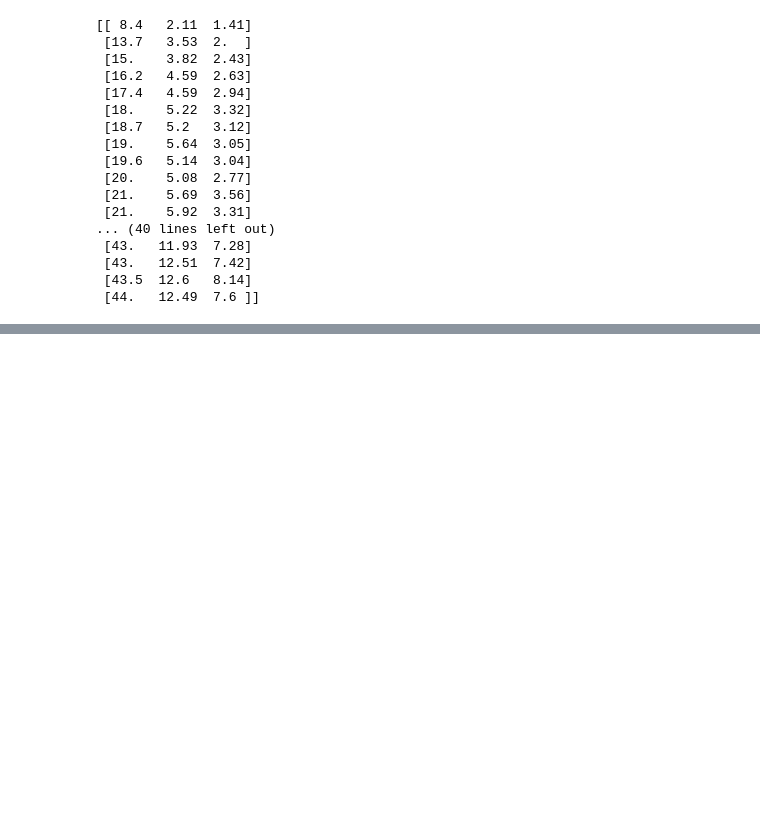
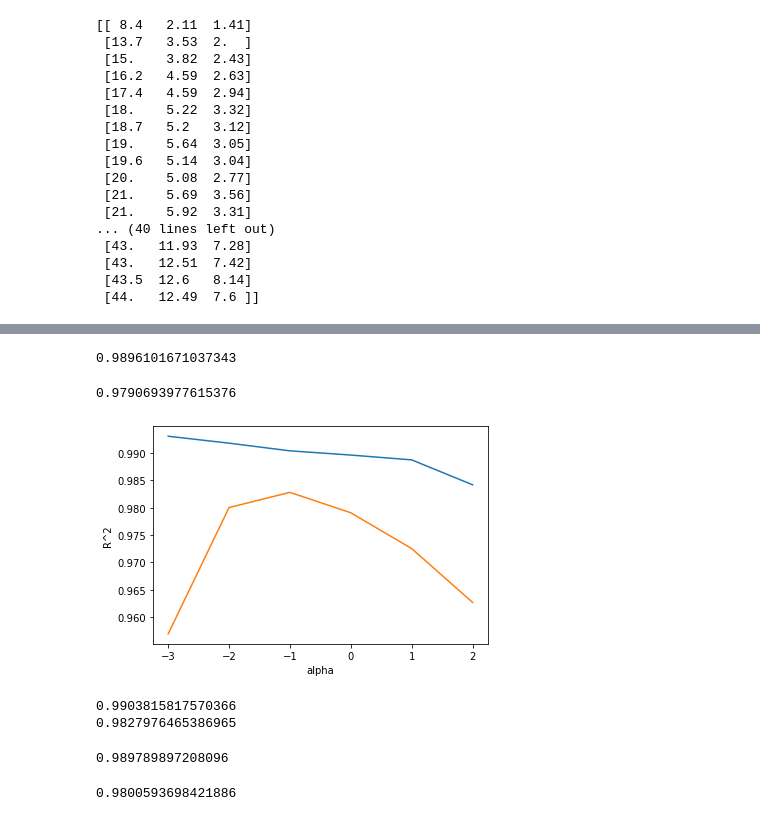
Before and after one commit to Project-OAO/Machine-Deep_Learning_Study, a Jupyter notebook: Chapter03/03-3.ipynb, the cells around one changed output, grey strips where cells are left out. Drawn from its saved outputs; the diff is of its cells as text; code cells hidden in the pictures; blank space fills up the shorter version.

```diff
--- a/Chapter03/03-3.ipynb
+++ b/Chapter03/03-3.ipynb
@@ -40,0 +98,63 @@ from sklearn.preprocessing import PolynomialFeatures
+# %%
+## 규제에 앞서서 특성에 대한 정보를 정규화 하는 과정.
+from sklearn.preprocessing import StandardScaler
+ss = StandardScaler()
+ss.fit(train_poly)
+train_scaled = ss.transform(train_poly)
+test_scaled = ss.transform(test_poly)
+# %%
+## 릿지(ridge) 회귀
+## 선형 회귀 모델에 규제를 추가한 모델.
+
+from sklearn.linear_model import Ridge
+ridge = Ridge()
+ridge.fit(train_scaled, train_target)
+print(ridge.score(train_scaled, train_target))
+# %% [output]
+0.9896101671037343
+# %%
+print(ridge.score(test_scaled, test_target))
+# %% [output]
+0.9790693977615376
+# %%
+import matplotlib.pylab as plt
+train_score = []
+test_score = []
+# %%
+alpha_list = [0.001, 0.01, 0.1, 1, 10, 100]
+for alpha in alpha_list :
+    # 릿지 모델을 만듭니다.
+    ridge = Ridge(alpha=alpha)
+    # 릿지 모델을 훈련합니다.
+    ridge.fit(train_scaled, train_target)
+    # 훈련 점수와 테스트 점수를 저장합니다.
+    train_score.append(ridge.score(train_scaled, train_target))
+    test_score.append(ridge.score(test_scaled,test_target))
+# %%
+plt.plot(np.log10(alpha_list), train_score)
+plt.plot(np.log10(alpha_list), test_score)
+plt.xlabel('alpha')
+plt.ylabel('R^2')
+plt.show()
+# %% [output]
+[figure, added]
+# %%
+ridge = Ridge(alpha=0.1)
+ridge.fit(train_scaled, train_target)
+print(ridge.score(train_scaled,train_target))
+print(ridge.score(test_scaled, test_target))
+# %% [output]
+0.9903815817570366
+0.9827976465386965
+# %%
+# 이번에 진행하는 것은 라쏘 모델
+from sklearn.linear_model import Lasso
+lasso = Lasso()
+lasso.fit(train_scaled, train_target)
+print(lasso.score(train_scaled, train_target))
+# %% [output]
+0.989789897208096
+# %%
+print(lasso.score(test_scaled, test_target))
+# %% [output]
+0.9800593698421886
```
Also changed, not shown: parts of 14 cells of this notebook, 1 other file.
